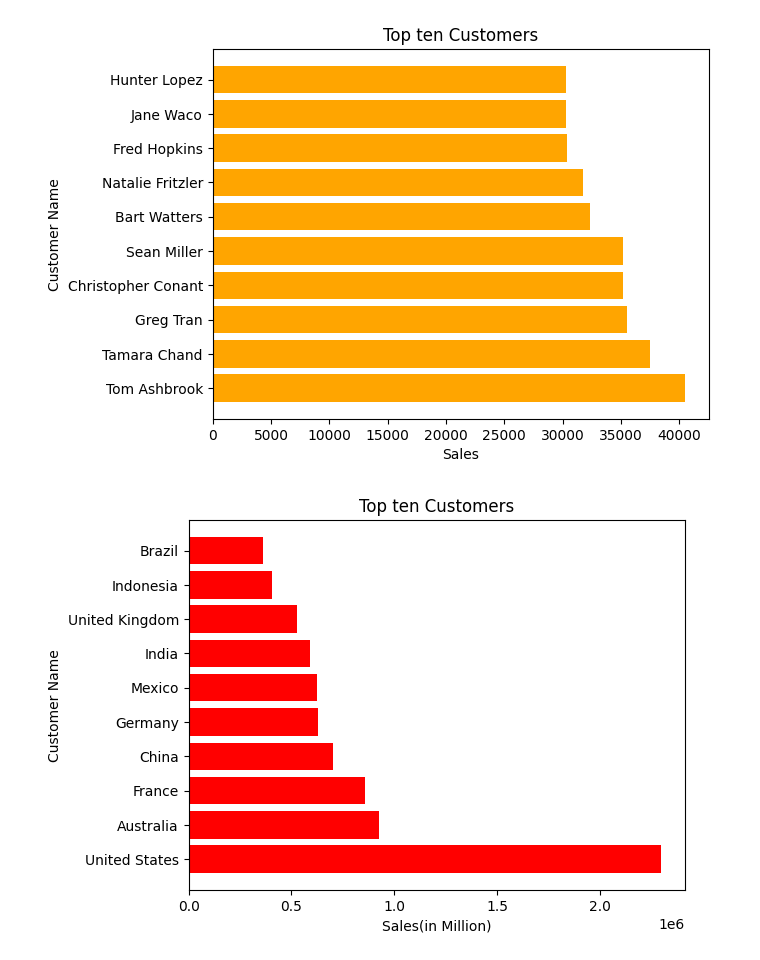
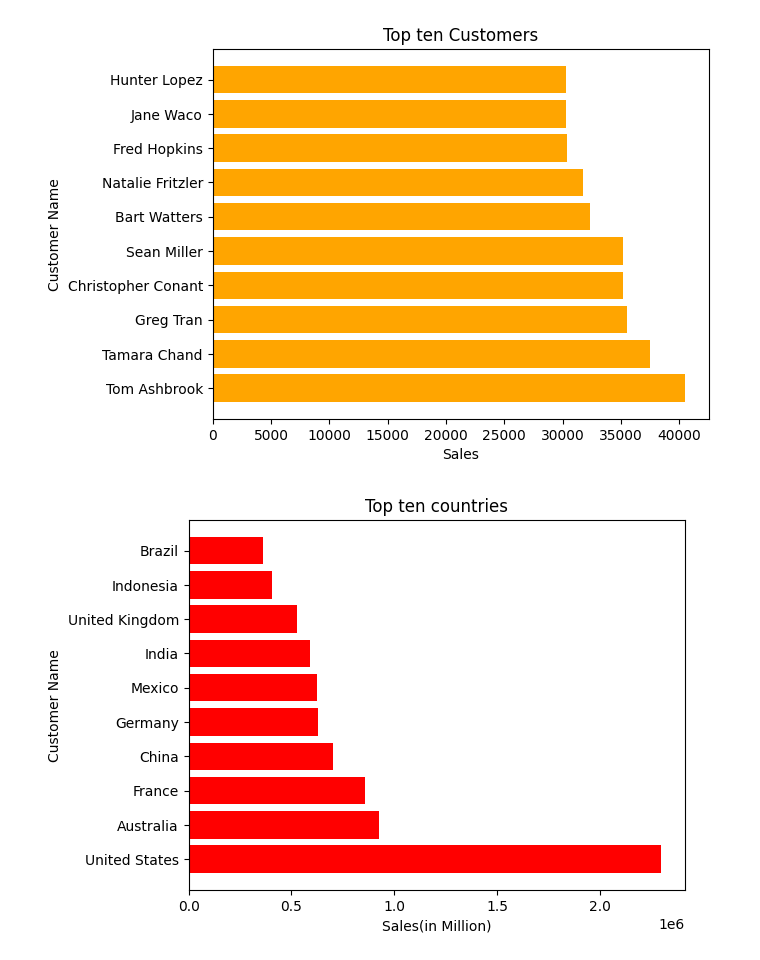
Before and after one commit to hafizrayyan/AI-and-Data-Science, a Jupyter notebook: Assignment 7/EDA Presentation.ipynb, the cells around one changed output. Saved outputs shown, nothing was run; the diff lists cells and outputs as text; code cells hidden in the pictures.

```diff
--- a/Assignment 7/EDA Presentation.ipynb
+++ b/Assignment 7/EDA Presentation.ipynb
@@ -274,9 +274,9 @@ plt.show()
 # %%
 b = df.groupby('country')['sales'].sum().sort_values(ascending=False).head(10)
 plt.barh(b.index , b.values,color = 'red')
 plt.ylabel("Customer Name")
 plt.xlabel("Sales(in Million)")
-plt.title('Top ten Customers')
+plt.title('Top ten countries')
 plt.show()
 # %% [output]
-[figure, old version]
+[figure, new version]
```
